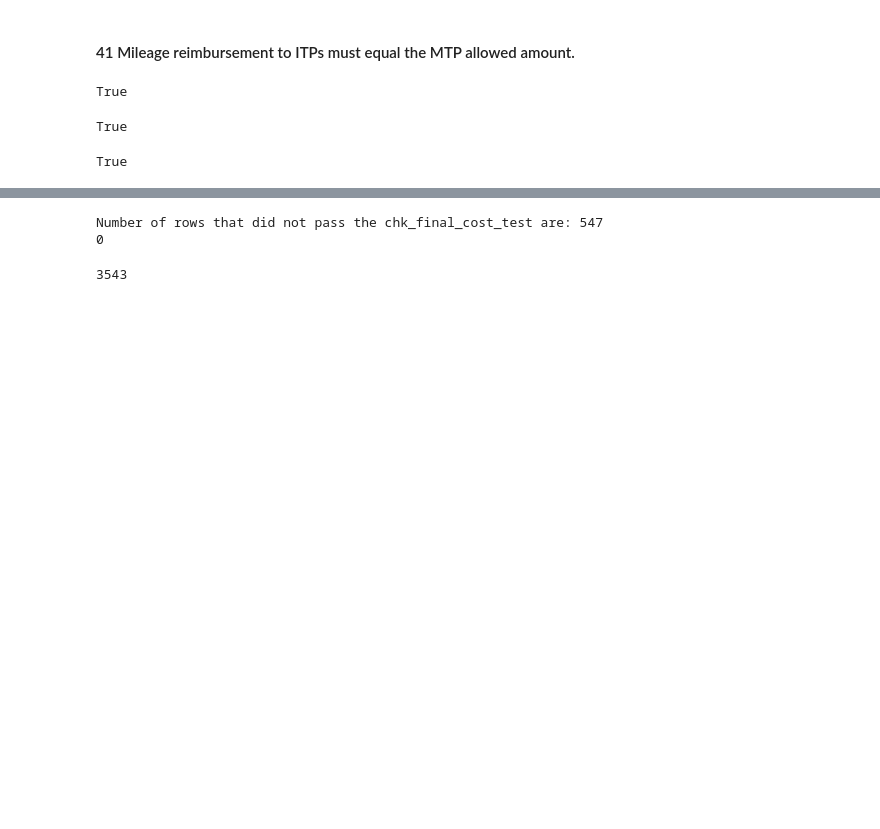
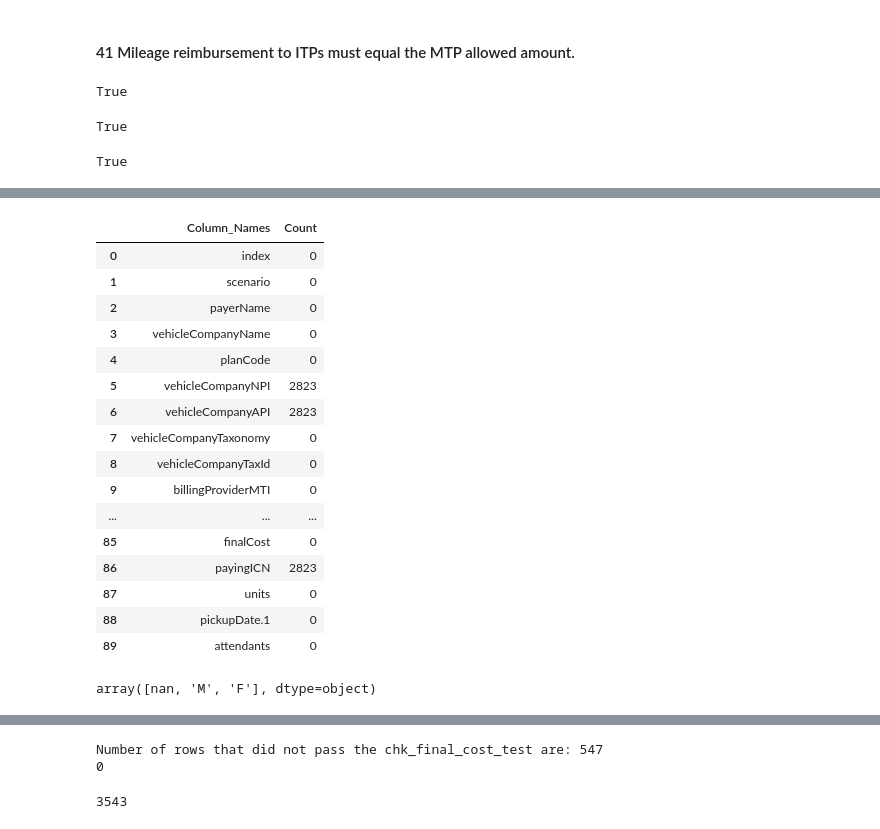
Before and after one commit to atreyid/atreyid, a Jupyter notebook: unit_tests_expenses.ipynb, the cells around one changed output, grey strips where cells are left out. Cells and saved outputs as stored; diff of their text form; code cells hidden in the pictures; blank space fills up the shorter version.

```diff
--- a/unit_tests_expenses.ipynb
+++ b/unit_tests_expenses.ipynb
@@ -114,0 +241,8 @@ True
+# %%
+df_meals_and_lodging = df[(df['scenario'] == 'Meals') | (df['scenario'] == 'Lodging')]
+# %%
+is_na_cols = pd.DataFrame(df_meals_and_lodging.isna().sum())
+# %%
+is_na_cols.reset_index(inplace = True)
+# %%
+is_na_cols.columns = ['Column_Names', 'Count']
@@ -114,0 +251,24 @@ True
+# %%
+is_na_cols
+# %% [output]
+|  | Column_Names | Count |
+| 0 | index | 0 |
+| 1 | scenario | 0 |
+| 2 | payerName | 0 |
+| 3 | vehicleCompanyName | 0 |
+| 4 | planCode | 0 |
+| 5 | vehicleCompanyNPI | 2823 |
+| 6 | vehicleCompanyAPI | 2823 |
+| 7 | vehicleCompanyTaxonomy | 0 |
+| 8 | vehicleCompanyTaxId | 0 |
+| 9 | billingProviderMTI | 0 |
+| ... | ... | ... |
+| 85 | finalCost | 0 |
+| 86 | payingICN | 2823 |
+| 87 | units | 0 |
+| 88 | pickupDate.1 | 0 |
+| 89 | attendants | 0 |
+# %%
+df['patSex'].unique()
+# %% [output]
+array([nan, 'M', 'F'], dtype=object)
```
Also changed, not shown: parts of 19 cells of this notebook.
